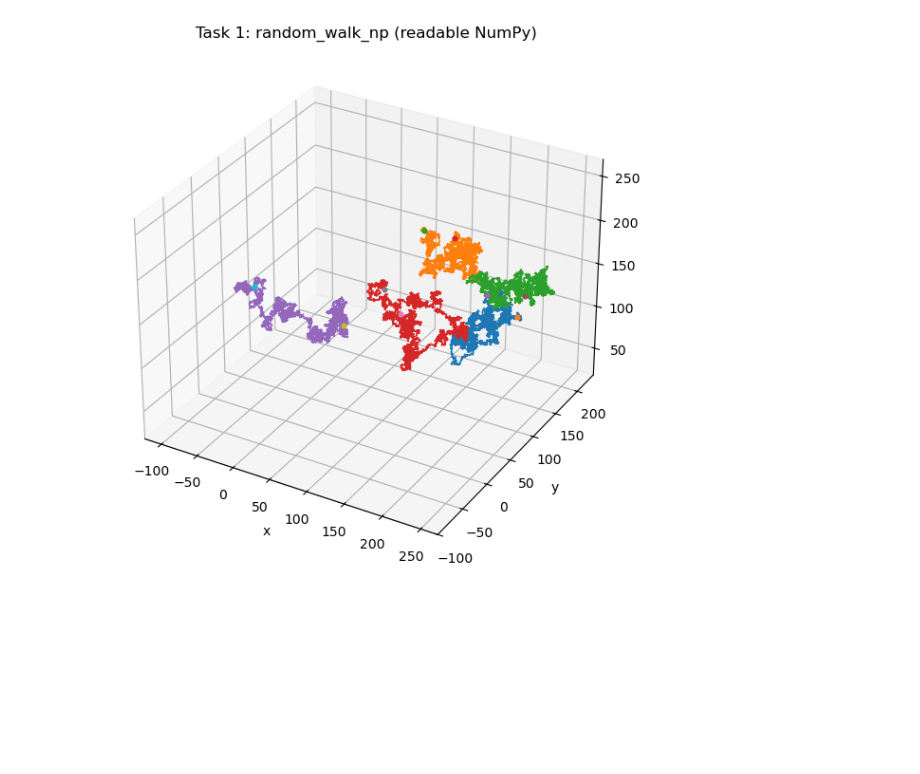
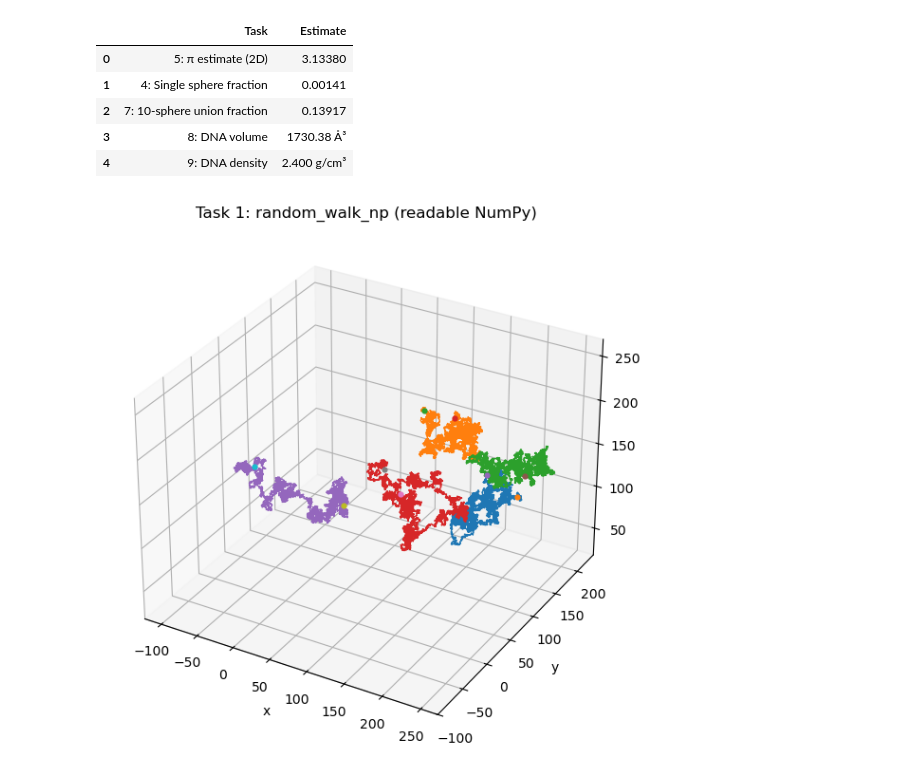
Before and after one commit to Andy9837/Project3-MOD300, a Jupyter notebook: project3.ipynb, the cells around one changed output. Cells and saved outputs as stored; diff of their text form; code cells hidden in the pictures; blank space fills up the shorter version.

```diff
--- a/project3.ipynb
+++ b/project3.ipynb
@@ -7,3 +228,33 @@
+# %%
+import pandas as pd
+import numpy as np
+
+summary = {
+    "Task": [
+        "5: π estimate (2D)",
+        "4: Single sphere fraction",
+        "7: 10-sphere union fraction",
+        "8: DNA volume",
+        "9: DNA density"
+    ],
+    "Estimate": [
+        f"{pi_hat:.5f}",
+        f"{p_true:.5f}" if 'p_true' in locals() else "—",
+        f"{p_hat:.5f}" if 'p_hat' in locals() else "—",
+        f"{V_dna:.2f} Å³" if 'V_dna' in locals() else "—",
+        f"{density:.3f} g/cm³" if 'density' in locals() else "—"
+    ]
+}
+
+df = pd.DataFrame(summary)
+df
+# %% [output]
+|  | Task | Estimate |
+| 0 | 5: π estimate (2D) | 3.13380 |
+| 1 | 4: Single sphere fraction | 0.00141 |
+| 2 | 7: 10-sphere union fraction | 0.13917 |
+| 3 | 8: DNA volume | 1730.38 Å³ |
+| 4 | 9: DNA density | 2.400 g/cm³ |
 # %%
 # Topic 2, Task 1
 from main import random_walk_np
```
Also changed, not shown: parts of 22 cells of this notebook, 2 other files.
